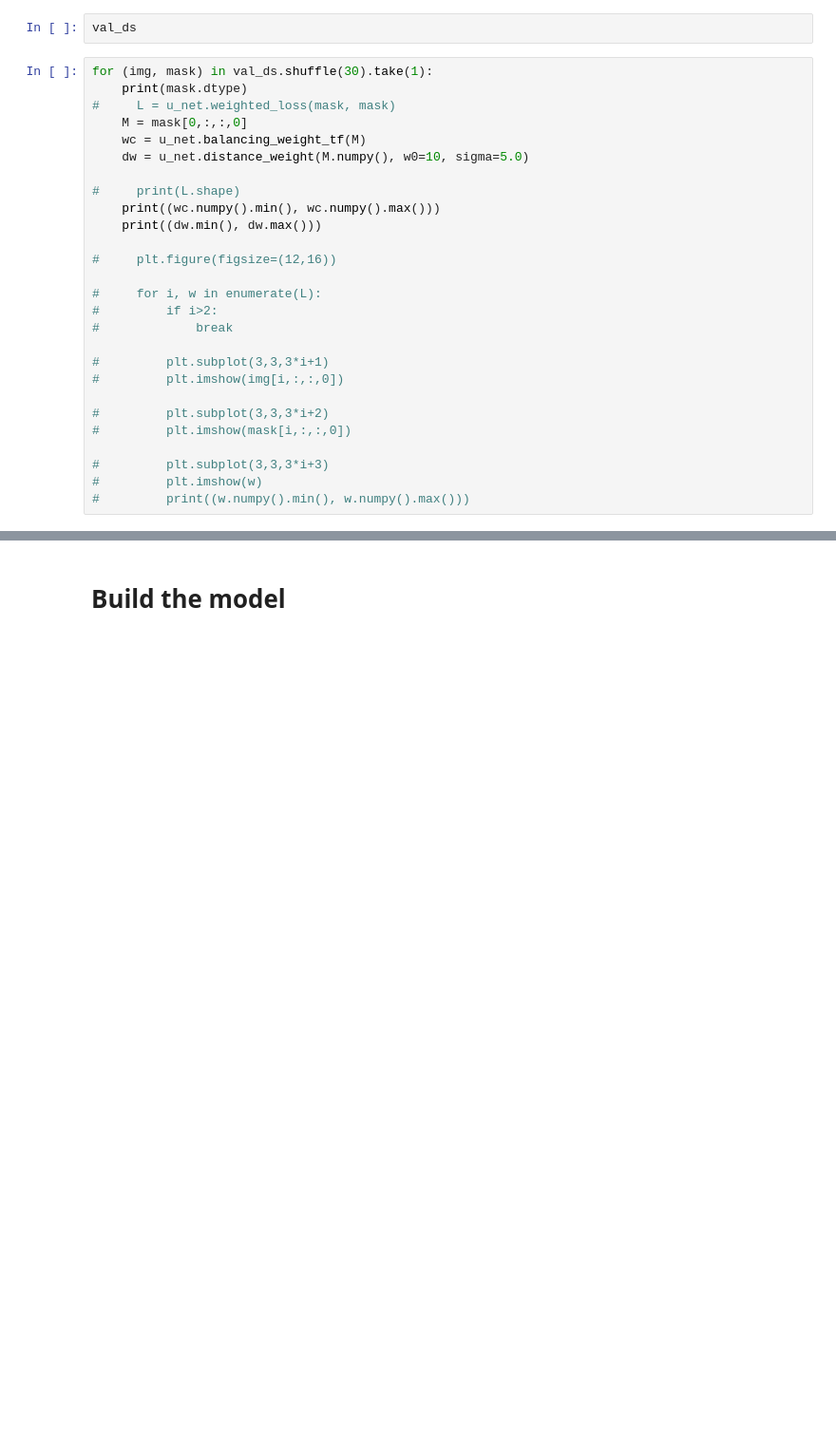
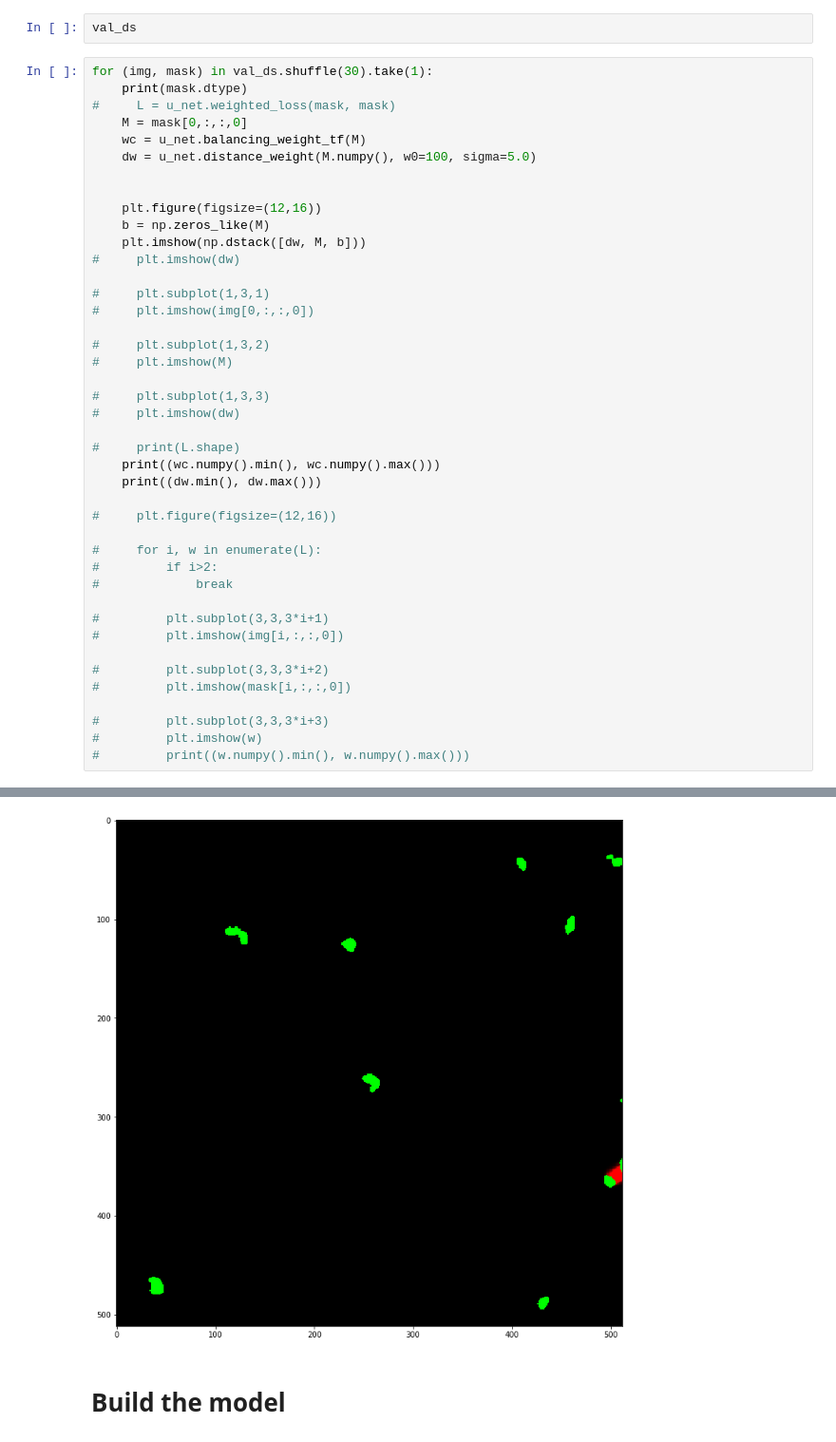
Before and after one commit to chienhsiang/tensorflow, a Jupyter notebook: segmentation/code/main_segmentation.ipynb, the cells around one changed output, grey strips where cells are left out. Shown at 95% size. Cells and saved outputs as stored; diff of their text form; blank space fills up the shorter version.

Commit message:
Done weighted model.

```diff
--- a/segmentation/code/main_segmentation.ipynb
+++ b/segmentation/code/main_segmentation.ipynb
@@ -191,7 +177,22 @@ for (img, mask) in val_ds.shuffle(30).take(1):
 #     L = u_net.weighted_loss(mask, mask)
     M = mask[0,:,:,0]
     wc = u_net.balancing_weight_tf(M)
-    dw = u_net.distance_weight(M.numpy(), w0=10, sigma=5.0)
+    dw = u_net.distance_weight(M.numpy(), w0=100, sigma=5.0)
+
+
+    plt.figure(figsize=(12,16))
+    b = np.zeros_like(M)
+    plt.imshow(np.dstack([dw, M, b]))
+#     plt.imshow(dw)
+
+#     plt.subplot(1,3,1)
+#     plt.imshow(img[0,:,:,0])
+
+#     plt.subplot(1,3,2)
+#     plt.imshow(M)
+
+#     plt.subplot(1,3,3)
+#     plt.imshow(dw)
 
 #     print(L.shape)
     print((wc.numpy().min(), wc.numpy().max()))
@@ -212,3 +213,4 @@ for (img, mask) in val_ds.shuffle(30).take(1):
 #         plt.subplot(3,3,3*i+3)
 #         plt.imshow(w)
 #         print((w.numpy().min(), w.numpy().max()))
+# %% [output]
@@ -215,3 +222,4 @@ for (img, mask) in val_ds.shuffle(30).take(1):
+[figure, added]
 # %% [markdown]
 # Build the model
 # %%
```
Also changed, not shown: parts of 9 cells of this notebook, 1 other file.
